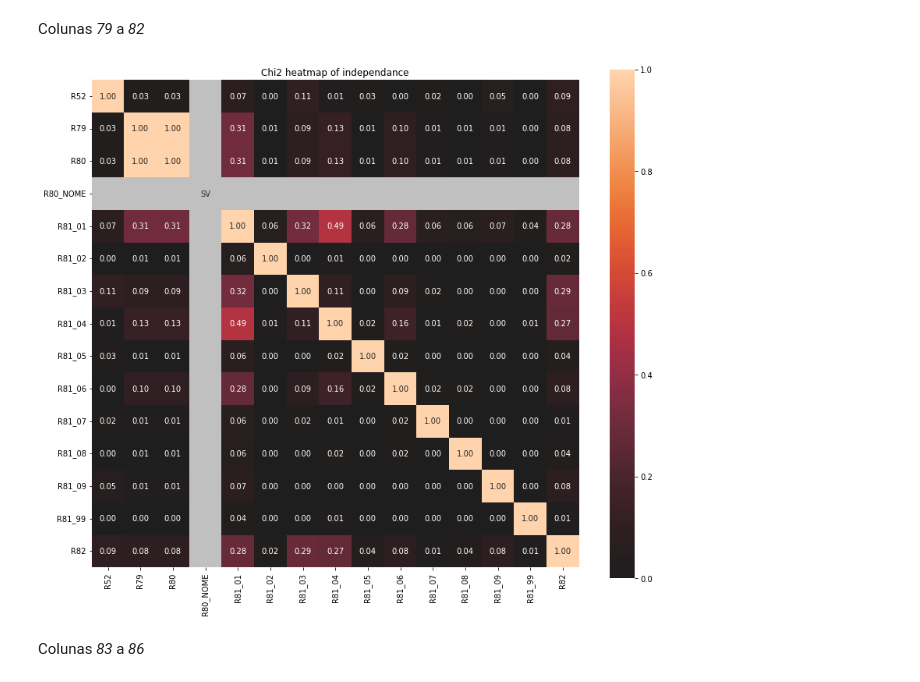
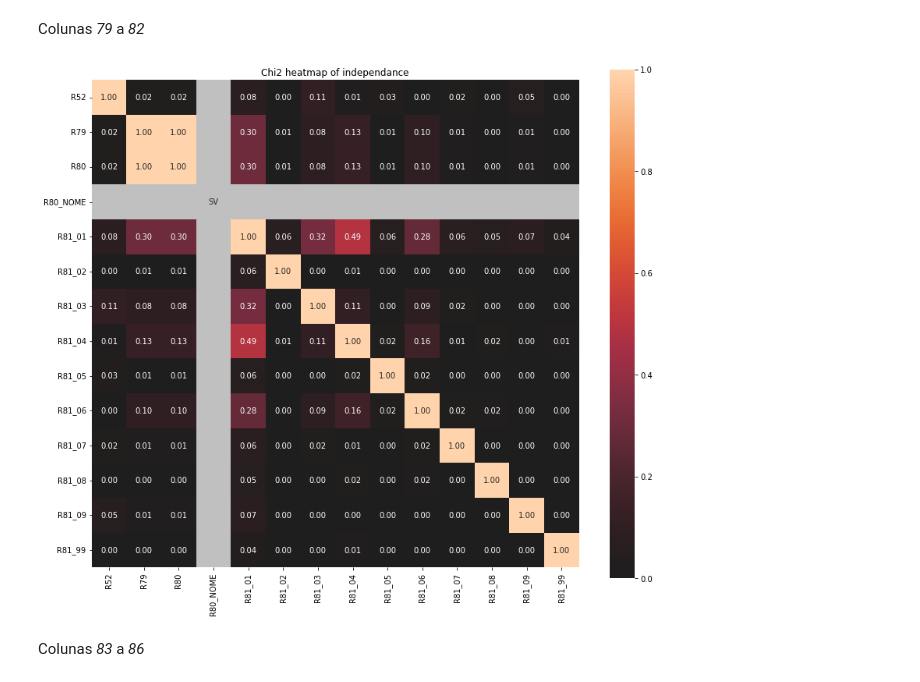
Before and after one commit to insper-classroom/23-1a-cd-p2-anderson_samuel_vinicius, a Jupyter notebook: Relatório.ipynb, the cells around one changed output. Drawn from its saved outputs; the diff is of its cells as text; code cells hidden in the pictures.

```diff
--- a/Relatório.ipynb
+++ b/Relatório.ipynb
@@ -1198,8 +1193,8 @@ Colunas _21_ a _27_
 # Pegando as colunas para selecionar pelo dicionário
 bloco_buscado = []
 aux = ''
-i = 21
-while i <= 27:
+i = 23
+while i <= 24:
     aux = 'R' + str(i)
     bloco_buscado.append(aux)
     i += 1
@@ -1274,7 +1269,7 @@ Colunas _33_ a _40_
 bloco_buscado = []
 aux = ''
 i = 33
-while i <= 40:
+while i <= 38:
     aux = 'R' + str(i)
     bloco_buscado.append(aux)
     i += 1
@@ -1614,25 +1609,25 @@ Colunas _79_ a _82_
 # %%
 bloco_buscado = []
 aux = ''
 i = 79
-while i <= 82:
+while i <= 81:
     aux = 'R' + str(i)
     bloco_buscado.append(aux)
     i += 1
 
 # Separando o bloco por loc
 perguntas = ['R52']
 for per in bloco_buscado:
     for column in col_per_quest[per]:
         perguntas.append(column)
 
 analise = responsaveis_df.loc[:, perguntas]
 
 # Teste do Chi Quadrado
 associations(analise,figsize=(14,12),title="Chi2 heatmap of independance")
 plt.show()
 # %% [output]
-[figure, old version]
+[figure, new version]
 # %% [markdown]
 Colunas _83_ a _86_
 # %%
```
Also changed, not shown: parts of 37 cells of this notebook.
